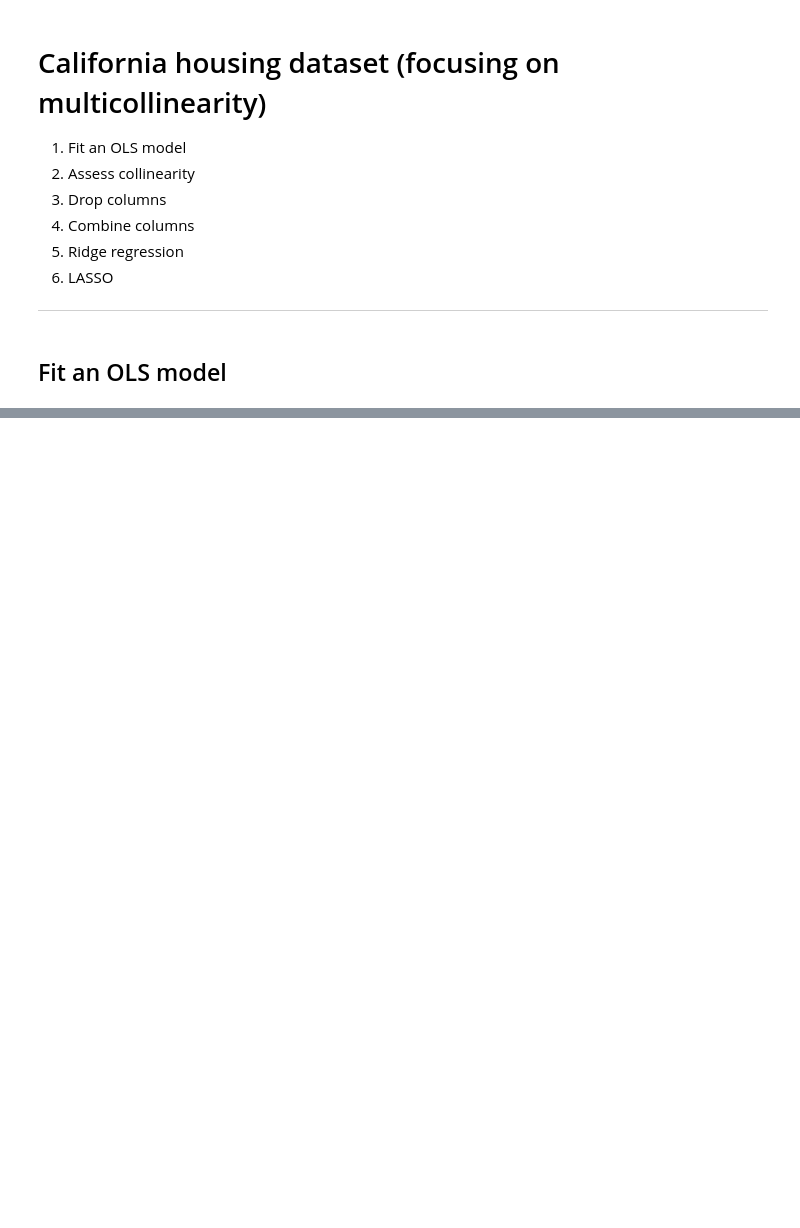
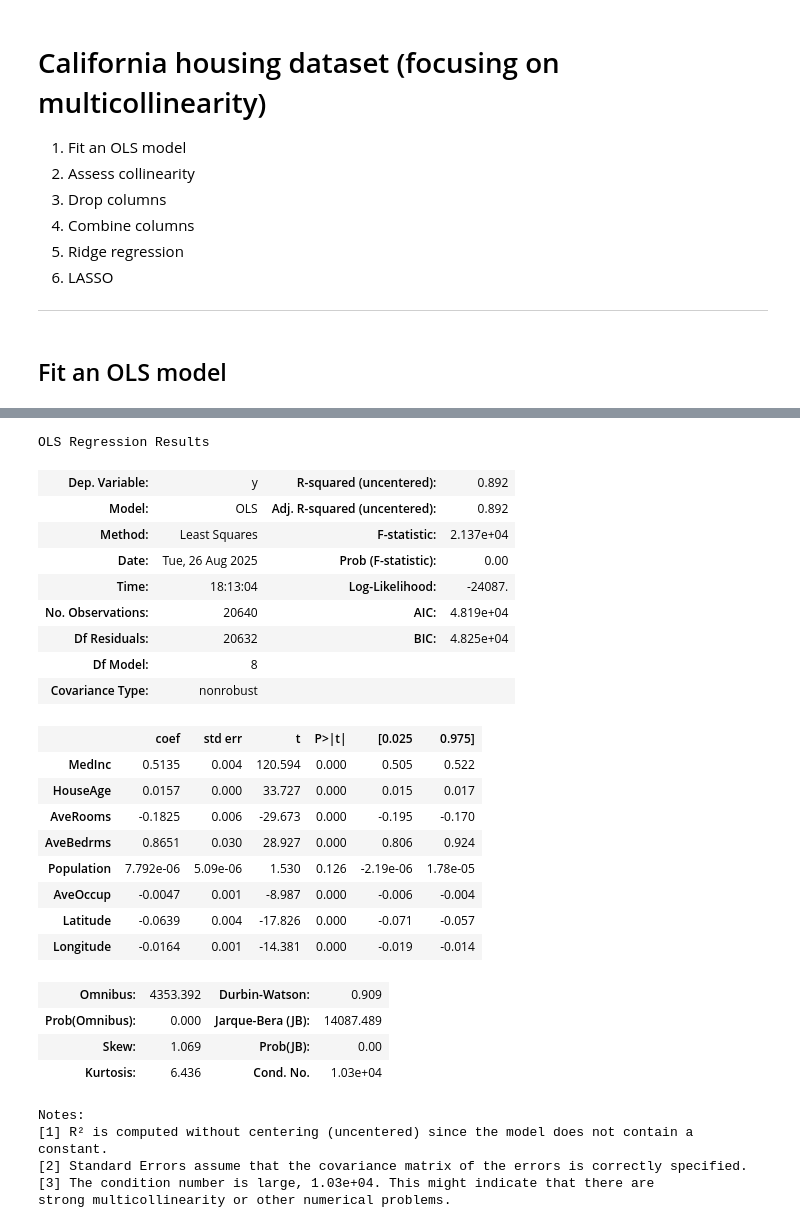
Before and after one commit to bwaalala05/summer-research-project, a Jupyter notebook: california-housing.ipynb, the cells around one changed output, grey strips where cells are left out. Saved outputs shown, nothing was run; the diff lists cells and outputs as text; code cells hidden in the pictures; blank space fills up the shorter version.

```diff
--- a/california-housing.ipynb
+++ b/california-housing.ipynb
@@ -44,0 +49,31 @@ AttributeError: shape
+# %%
+results_OLS.summary()
+# %% [output]
+OLS Regression Results
+| Dep. Variable: | y | R-squared (uncentered): | 0.892 |
+| Model: | OLS | Adj. R-squared (uncentered): | 0.892 |
+| Method: | Least Squares | F-statistic: | 2.137e+04 |
+| Date: | Tue, 26 Aug 2025 | Prob (F-statistic): | 0.00 |
+| Time: | 18:13:04 | Log-Likelihood: | -24087. |
+| No. Observations: | 20640 | AIC: | 4.819e+04 |
+| Df Residuals: | 20632 | BIC: | 4.825e+04 |
+| Df Model: | 8 |  |  |
+| Covariance Type: | nonrobust |  |  |
+|  | coef | std err | t | P>|t| | [0.025 | 0.975] |
+| MedInc | 0.5135 | 0.004 | 120.594 | 0.000 | 0.505 | 0.522 |
+| HouseAge | 0.0157 | 0.000 | 33.727 | 0.000 | 0.015 | 0.017 |
+| AveRooms | -0.1825 | 0.006 | -29.673 | 0.000 | -0.195 | -0.170 |
+| AveBedrms | 0.8651 | 0.030 | 28.927 | 0.000 | 0.806 | 0.924 |
+| Population | 7.792e-06 | 5.09e-06 | 1.530 | 0.126 | -2.19e-06 | 1.78e-05 |
+| AveOccup | -0.0047 | 0.001 | -8.987 | 0.000 | -0.006 | -0.004 |
+| Latitude | -0.0639 | 0.004 | -17.826 | 0.000 | -0.071 | -0.057 |
+| Longitude | -0.0164 | 0.001 | -14.381 | 0.000 | -0.019 | -0.014 |
+| Omnibus: | 4353.392 | Durbin-Watson: | 0.909 |
+| Prob(Omnibus): | 0.000 | Jarque-Bera (JB): | 14087.489 |
+| Skew: | 1.069 | Prob(JB): | 0.00 |
+| Kurtosis: | 6.436 | Cond. No. | 1.03e+04 |
+Notes:
+[1] R² is computed without centering (uncentered) since the model does not contain a constant.
+[2] Standard Errors assume that the covariance matrix of the errors is correctly specified.
+[3] The condition number is large, 1.03e+04. This might indicate that there are
+strong multicollinearity or other numerical problems.
```
Also changed, not shown: parts of 1 cell of this notebook, 10 other files.
